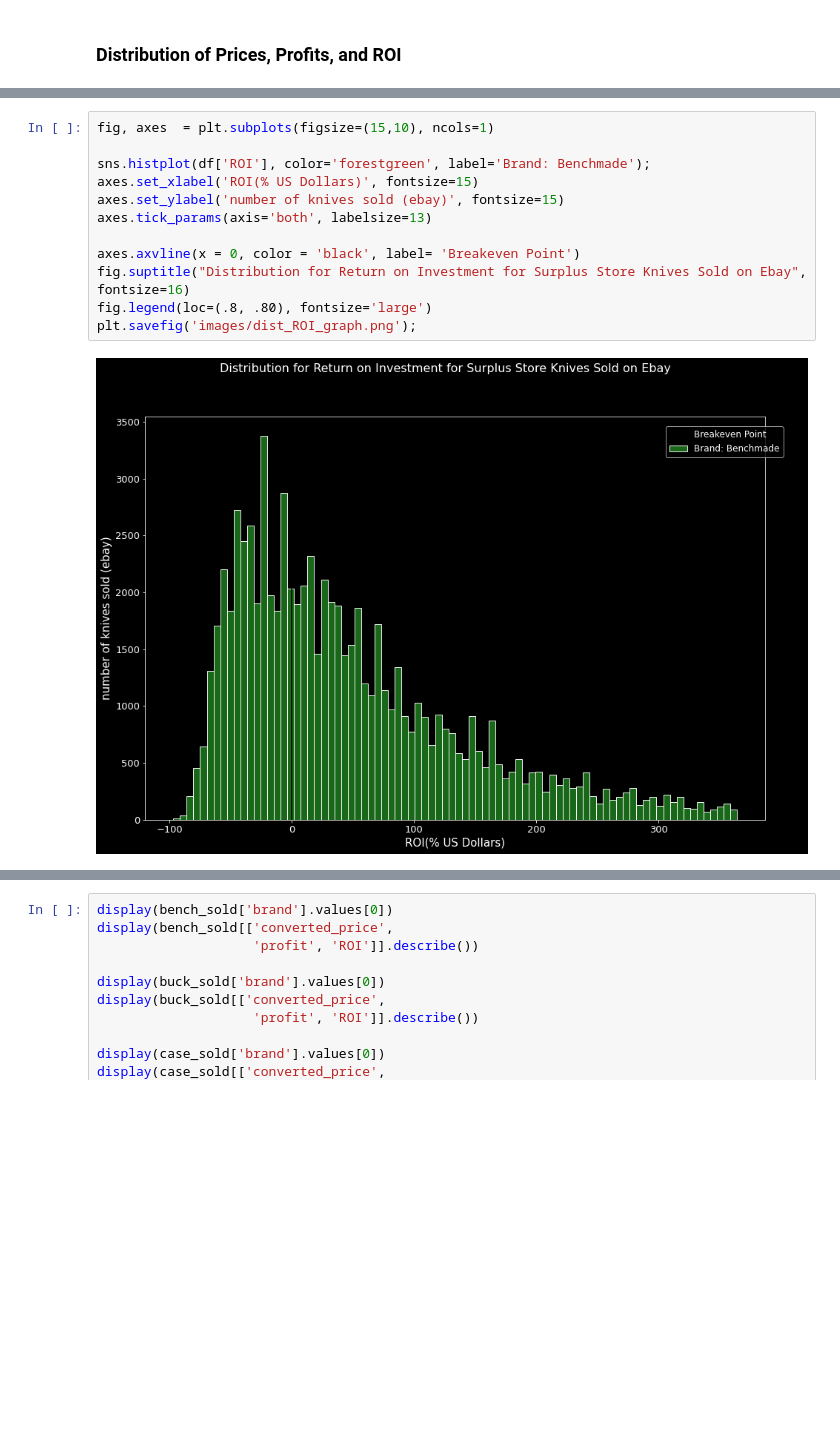
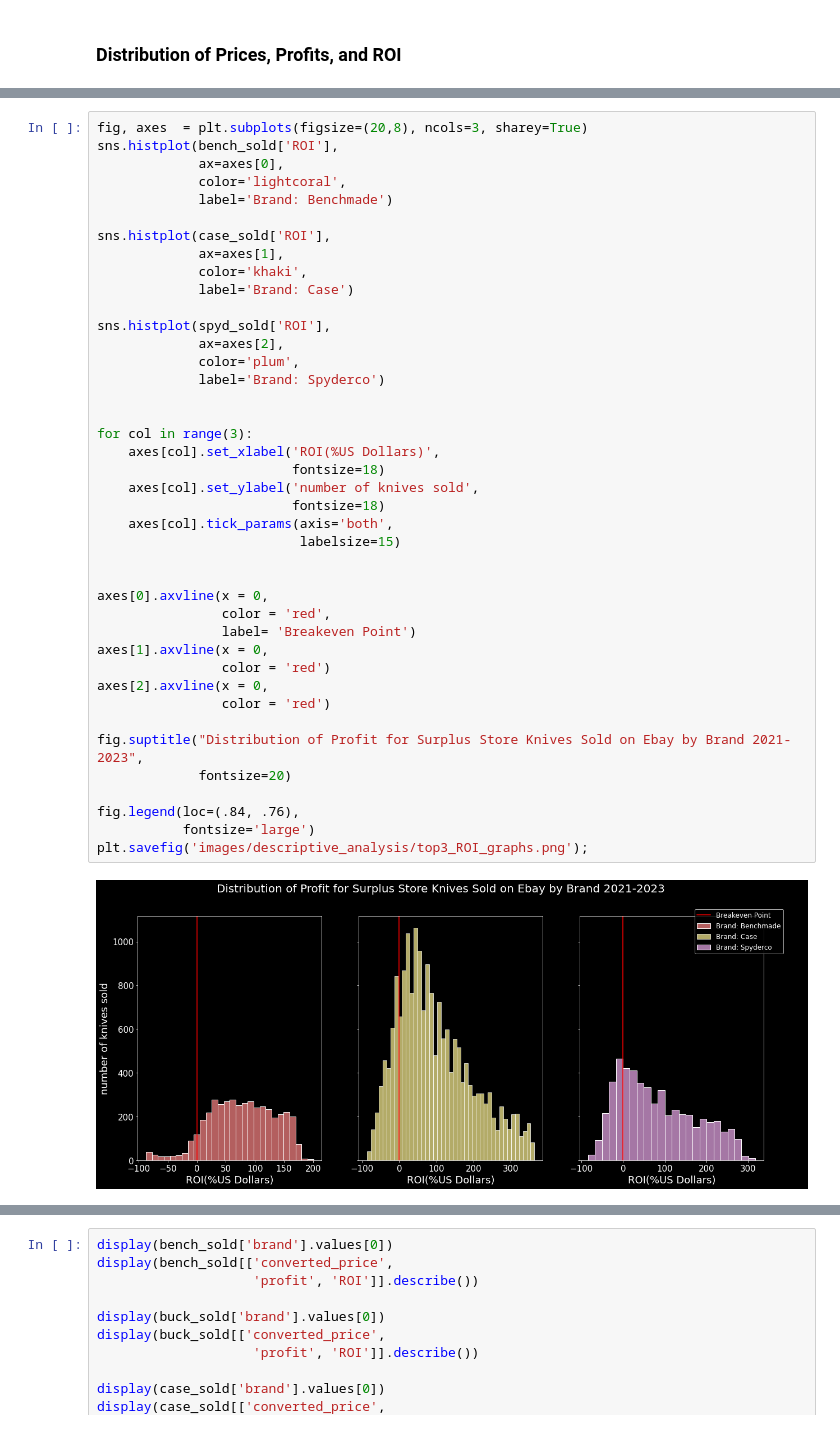
Before and after one commit to ddey117/Neural_Network_Predicting_Reseller_Success_Ebay, a Jupyter notebook: Notebooks/Obtain_Explore_Notebook.ipynb, the cells around one changed output, grey strips where cells are left out. Cells and saved outputs as stored; diff of their text form; blank space fills up the shorter version.

```diff
--- a/Notebooks/Obtain_Explore_Notebook.ipynb
+++ b/Notebooks/Obtain_Explore_Notebook.ipynb
@@ -976,14 +1081,43 @@ plt.savefig('images/dist_profit_graph.png');
 # %%
-fig, axes  = plt.subplots(figsize=(15,10), ncols=1)
+fig, axes  = plt.subplots(figsize=(20,8), ncols=3, sharey=True)
+sns.histplot(bench_sold['ROI'],
+             ax=axes[0],
+             color='lightcoral',
+             label='Brand: Benchmade')
 
-sns.histplot(df['ROI'], color='forestgreen', label='Brand: Benchmade');
-axes.set_xlabel('ROI(% US Dollars)', fontsize=15)
-axes.set_ylabel('number of knives sold (ebay)', fontsize=15)
-axes.tick_params(axis='both', labelsize=13)
+sns.histplot(case_sold['ROI'],
+             ax=axes[1],
+             color='khaki',
+             label='Brand: Case')
 
-axes.axvline(x = 0, color = 'black', label= 'Breakeven Point')
-fig.suptitle("Distribution for Return on Investment for Surplus Store Knives Sold on Ebay", fontsize=16)
-fig.legend(loc=(.8, .80), fontsize='large')
-plt.savefig('images/dist_ROI_graph.png');
+sns.histplot(spyd_sold['ROI'],
+             ax=axes[2],
+             color='plum',
+             label='Brand: Spyderco')
+
+
+for col in range(3):
+    axes[col].set_xlabel('ROI(%US Dollars)',
+                         fontsize=18)
+    axes[col].set_ylabel('number of knives sold',
+                         fontsize=18)
+    axes[col].tick_params(axis='both',
+                          labelsize=15)
+
+
+axes[0].axvline(x = 0,
+                color = 'red',
+                label= 'Breakeven Point')
+axes[1].axvline(x = 0,
+                color = 'red')
+axes[2].axvline(x = 0,
+                color = 'red')
+
+fig.suptitle("Distribution of Profit for Surplus Store Knives Sold on Ebay by Brand 2021-2023",
+             fontsize=20)
+
+fig.legend(loc=(.84, .76),
+           fontsize='large')
+plt.savefig('images/descriptive_analysis/top3_ROI_graphs.png');
 # %% [output]
-[figure, old version]
+[figure, new version]
```
Also changed, not shown: parts of 62 cells of this notebook, 10 other files.
